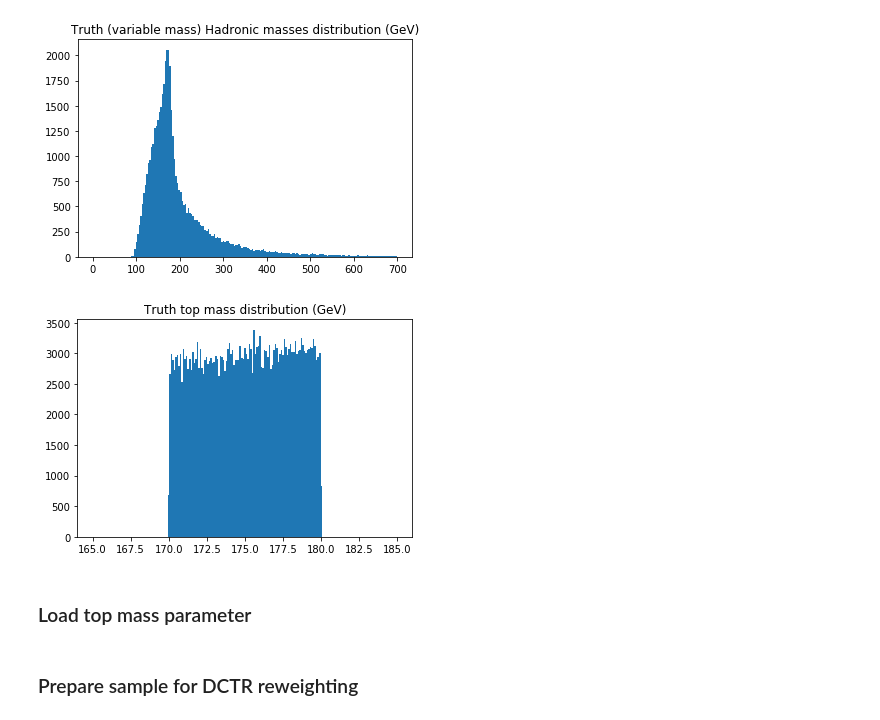
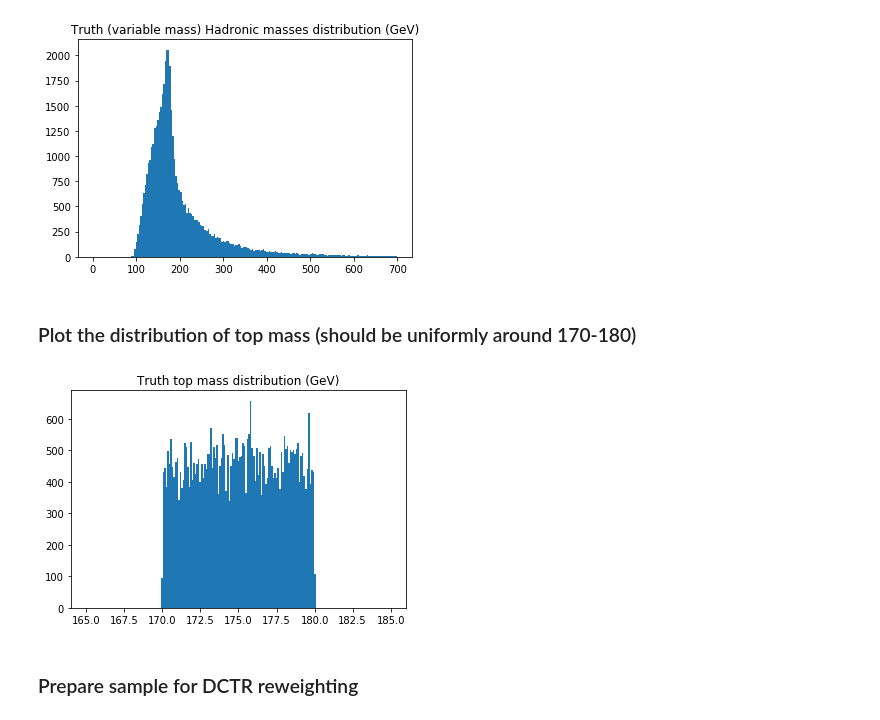
Before and after one commit to cha-suaysom/DCTREventGeneration, a Jupyter notebook: top_mass_reweighting.ipynb, the cells around one changed output. Saved outputs shown, nothing was run; the diff lists cells and outputs as text; code cells hidden in the pictures.

```diff
--- a/top_mass_reweighting.ipynb
+++ b/top_mass_reweighting.ipynb
@@ -42,2 +26,0 @@ def preprocess_data(X):
-# %%
-data_dir = 'DCTRFitting/'
@@ -61,12 +50,12 @@ plt.title("Truth (variable mass) Hadronic masses distribution (GeV)")
 plt.show()
 # %% [output]
 [figure]
+# %% [markdown]
+### Plot the distribution of top mass (should be uniformly around 170-180)
 # %%
-mu_values = np.load(data_dir+ 'part_varmass_6j.npy')[:,0,-1]
+mu_values = np.load(data_dir+ 'part_varmass_6j.npy')[:,0,-1][:len(default_had_mass)]
 plt.hist(mu_values, bins = np.linspace(165,185,200))
 plt.title("Truth top mass distribution (GeV)")
 plt.show()
 # %% [output]
-[figure, old version]
+[figure, new version]
-# %% [markdown]
-### Load top mass parameter
```
Also changed, not shown: parts of 25 cells of this notebook.
